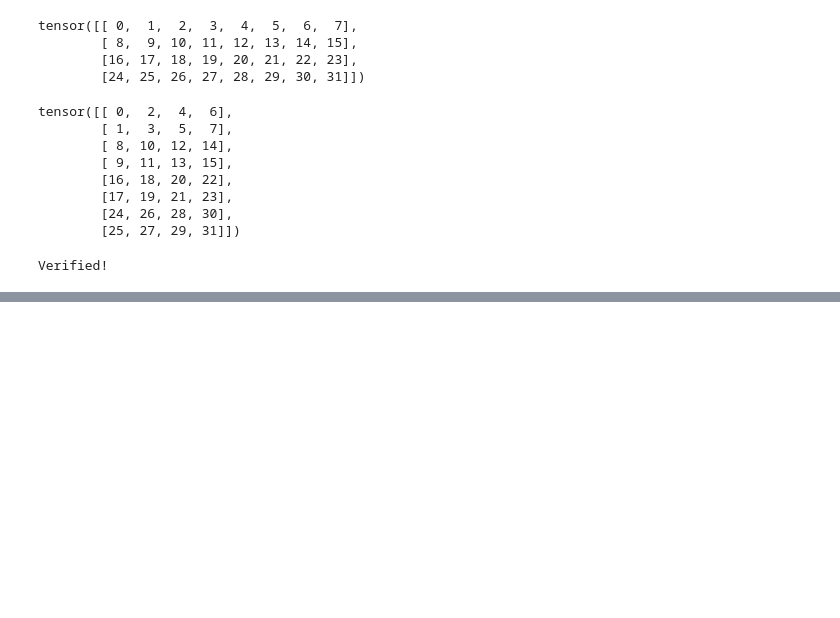
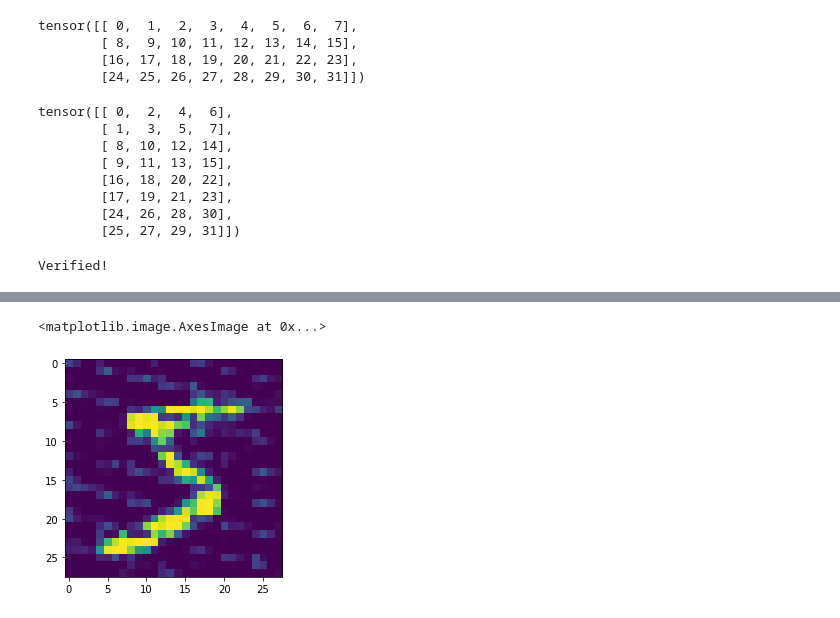
Before and after one commit to ichko/differentiable-simulation, a Jupyter notebook: notebooks/05-torch-rnn.ipynb, the cells around one changed output, grey strips where cells are left out. Saved outputs shown, nothing was run; the diff lists cells and outputs as text; code cells hidden in the pictures; blank space fills up the shorter version.

```diff
--- a/notebooks/05-torch-rnn.ipynb
+++ b/notebooks/05-torch-rnn.ipynb
@@ -333,0 +386,6 @@ class DRNN(nn.Module):
+# %%
+o = predict(X.reshape(1, 28, 28))
+plt.imshow(o)
+# %% [output]
+<matplotlib.image.AxesImage at 0x...>
+[figure, added]
```
Also changed, not shown: parts of 14 cells of this notebook.
